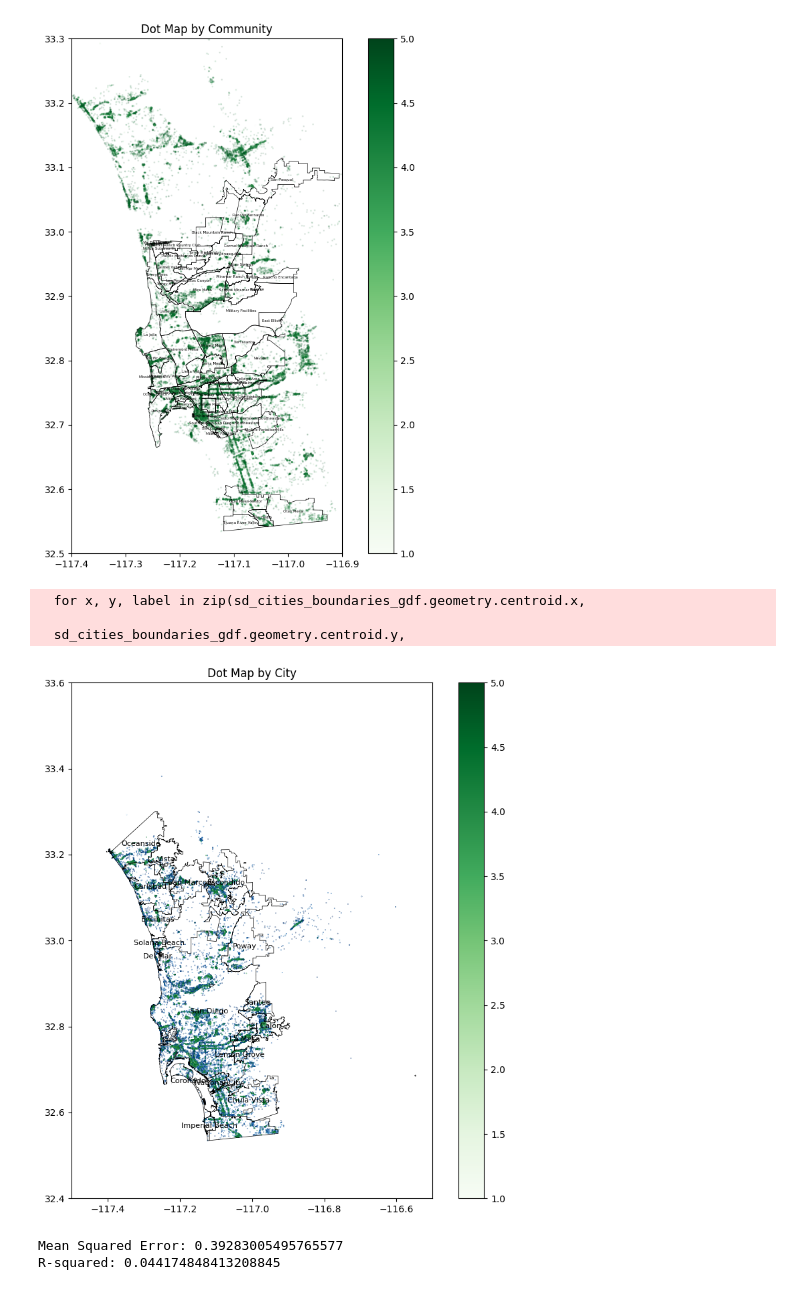
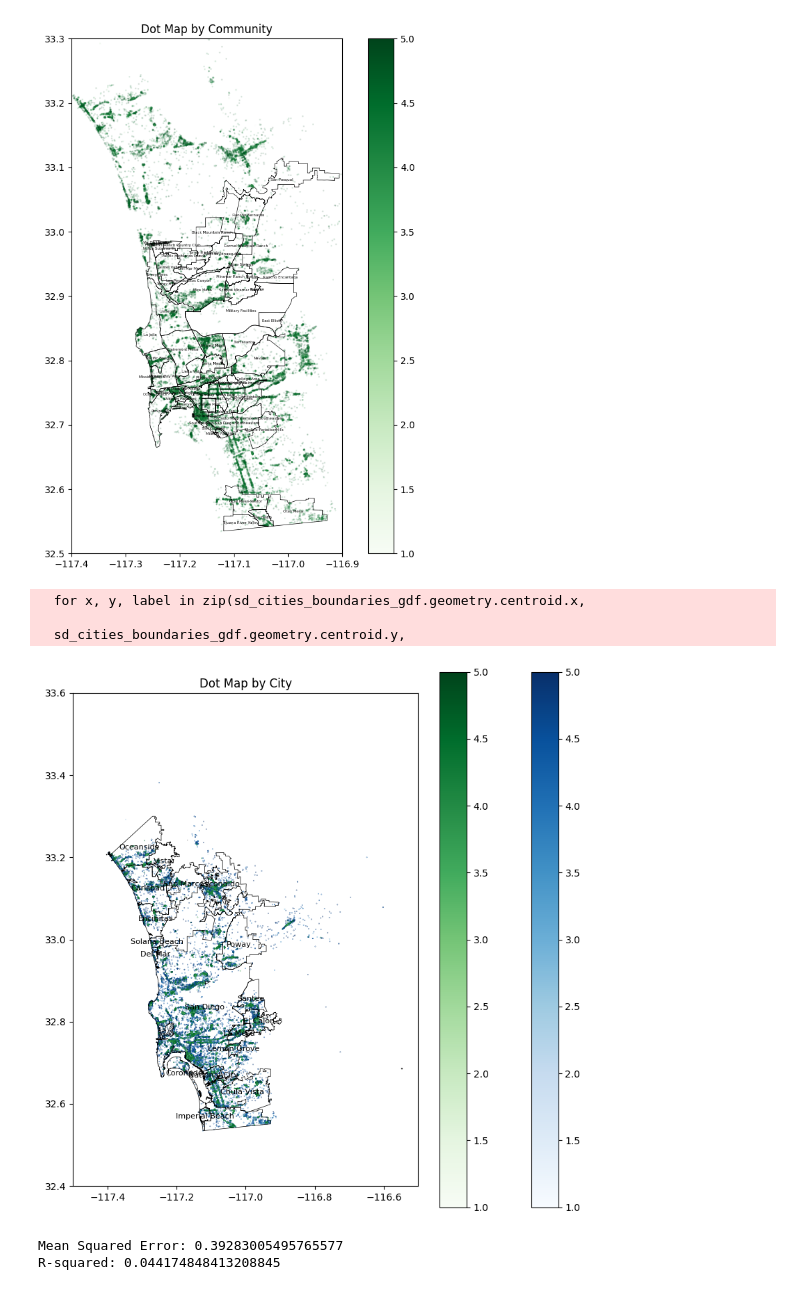
Before and after one commit to njwnkp4d8t-png/business-opportunity-graph, a Jupyter notebook: notebooks/neo4j_analytics.ipynb, the cells around one changed output. Drawn from its saved outputs; the diff is of its cells as text; code cells hidden in the pictures.

Commit message:
update plot and add logistic classification

```diff
--- a/notebooks/neo4j_analytics.ipynb
+++ b/notebooks/neo4j_analytics.ipynb
@@ -193,38 +206,38 @@ fig2, ax2 = plt.subplots(figsize=(10, 10))
 bus_loc_cities_plot = business_location_gdf[business_location_gdf['franchise']=="INDEPENDENT"].plot(ax=ax2,
                                           column='avg_rating',
                                           markersize=0.05,
-                                          legend =False,
+                                          legend =True,
                                           alpha=1,
                                           cmap = 'Blues')# color='purple'
 
 business_location_gdf[business_location_gdf['franchise']=="FRANCHISE"].plot(ax=ax2,
                                           column='avg_rating',
                                           markersize=0.05,
                                           legend =True,
                                           alpha=1,
                                           cmap = 'Greens')# color='purple'
 
 
 sd_cities_boundaries_gdf.plot(color = 'none', ax=ax2, edgecolor='black', linewidth=0.5)#, norm=norm)
 
 bus_loc_cities_plot.set_xlim(-117.5,-116.5)
 bus_loc_cities_plot.set_ylim(32.4,33.6)
 
 
 for x, y, label in zip(sd_cities_boundaries_gdf.geometry.centroid.x,
                       sd_cities_boundaries_gdf.geometry.centroid.y,
                       sd_cities_boundaries_gdf['City']):
 
         ax2.text(x, y, label, fontsize=8, ha='center', va='center')
 
 ax2.set_title('Dot Map by City')
 
 plt.show()
 # %% [output]
   for x, y, label in zip(sd_cities_boundaries_gdf.geometry.centroid.x,
 
   sd_cities_boundaries_gdf.geometry.centroid.y,
-[figure, old version]
+[figure, new version]
 # %%
 # Simple machine learning to predict avg_rating from lat lon
 
```
Also changed, not shown: parts of 3 cells of this notebook.
